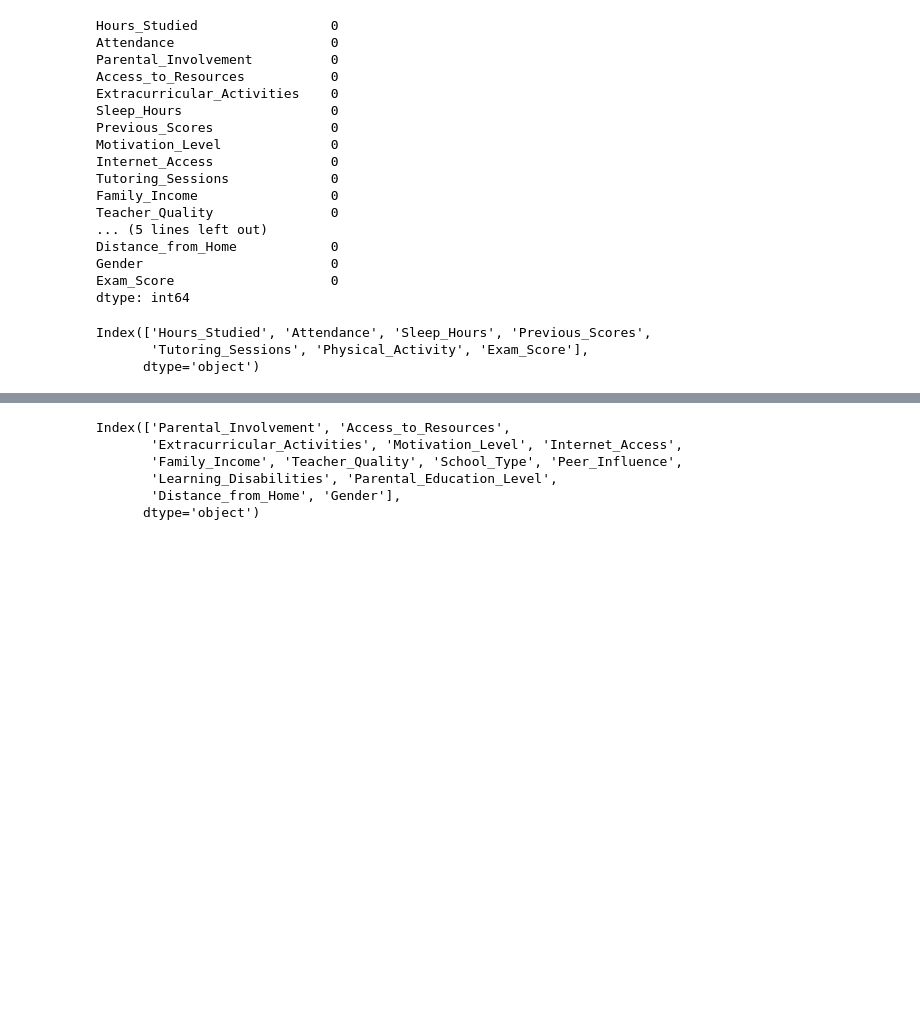
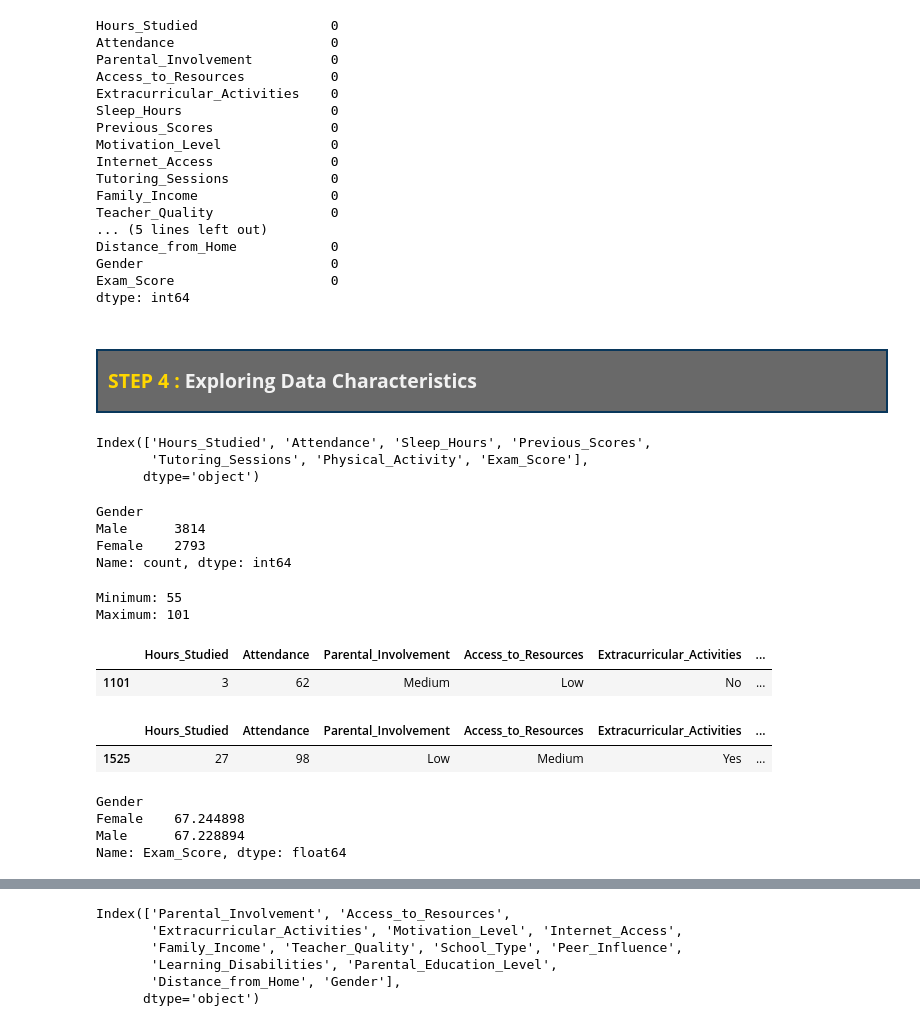
Before and after one commit to lucaskojo02/Students_Performance_Data_Analysis, a Jupyter notebook: Students_Performance_Analysis.ipynb, the cells around one changed output, grey strips where cells are left out. Saved outputs shown, nothing was run; the diff lists cells and outputs as text; code cells hidden in the pictures; blank space fills up the shorter version.

```diff
--- a/Students_Performance_Analysis.ipynb
+++ b/Students_Performance_Analysis.ipynb
@@ -113,4 +152,7 @@ Distance_from_Home            0
 Gender                        0
 Exam_Score                    0
 dtype: int64
+# %% [markdown]
+# <a id='step1'></a>
+# <div style="background-color:#696969; background-size: cover;font-family:tahoma;font-size:70%;text-align:left;border-radius:25px 50px; padding:10px; border:solid 2px #09375b"><span style="color:gold"><b>STEP 4 : <b></span><span style="color:#f2f2f2"><b>Exploring Data Characteristics</b></span></div>
 # %%
@@ -122,3 +165,45 @@ columns_with_nuumeric_values #display numeric columns
 Index(['Hours_Studied', 'Attendance', 'Sleep_Hours', 'Previous_Scores',
        'Tutoring_Sessions', 'Physical_Activity', 'Exam_Score'],
       dtype='object')
+# %%
+# Count occurrences of each gender
+gender_counts = student_performance["Gender"].value_counts()
+gender_counts
+# %% [output]
+Gender
+Male      3814
+Female    2793
+Name: count, dtype: int64
+# %%
+# Checking for students with highest and lowest scores
+lowest_score = student_performance["Exam_Score"].min()
+highest_score = student_performance["Exam_Score"].max()
+
+print("Minimum:", lowest_score)
+print("Maximum:", highest_score)
+# %% [output]
+Minimum: 55
+Maximum: 101
+# %%
+#identifying students with the lowest score
+student_lowest_score = student_performance[student_performance["Exam_Score"] == lowest_score]
+student_lowest_score
+# %% [output]
+|  | Hours_Studied | Attendance | Parental_Involvement | Access_to_Resources | Extracurricular_Activities | ... |
+| 1101 | 3 | 62 | Medium | Low | No | ... |
+# %%
+# identifying students with highest scores
+student_highest_score = student_performance[student_performance["Exam_Score"] == highest_score]
+student_highest_score
+# %% [output]
+|  | Hours_Studied | Attendance | Parental_Involvement | Access_to_Resources | Extracurricular_Activities | ... |
+| 1525 | 27 | 98 | Low | Medium | Yes | ... |
+# %%
+# Group by gender and calculate the average score
+performance = student_performance.groupby("Gender")["Exam_Score"].mean()
+performance
+# %% [output]
+Gender
+Female    67.244898
+Male      67.228894
+Name: Exam_Score, dtype: float64
```
Also changed, not shown: parts of 28 cells of this notebook.
